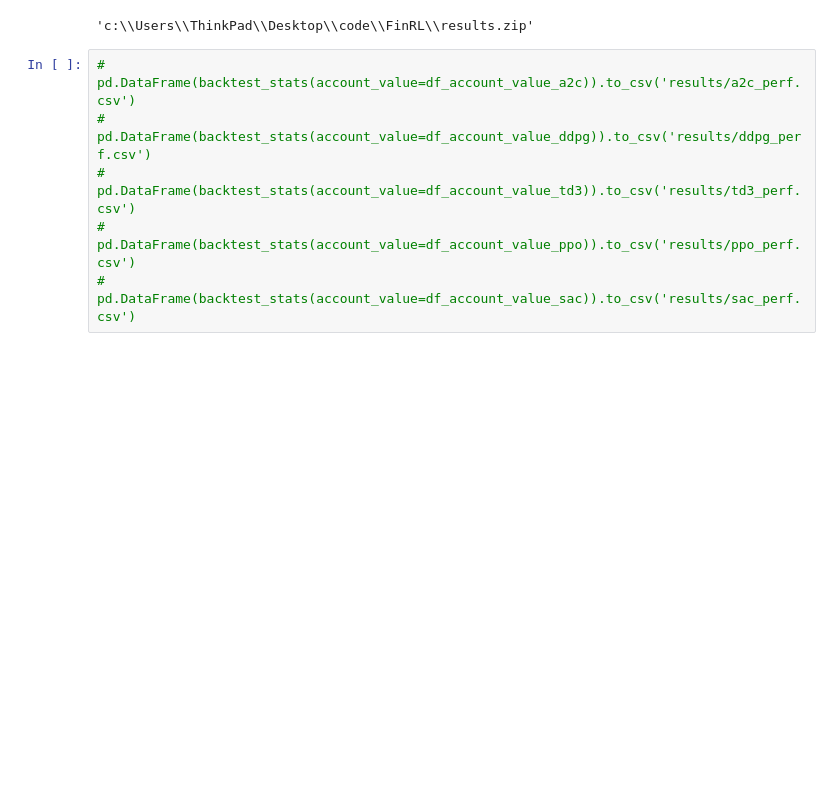
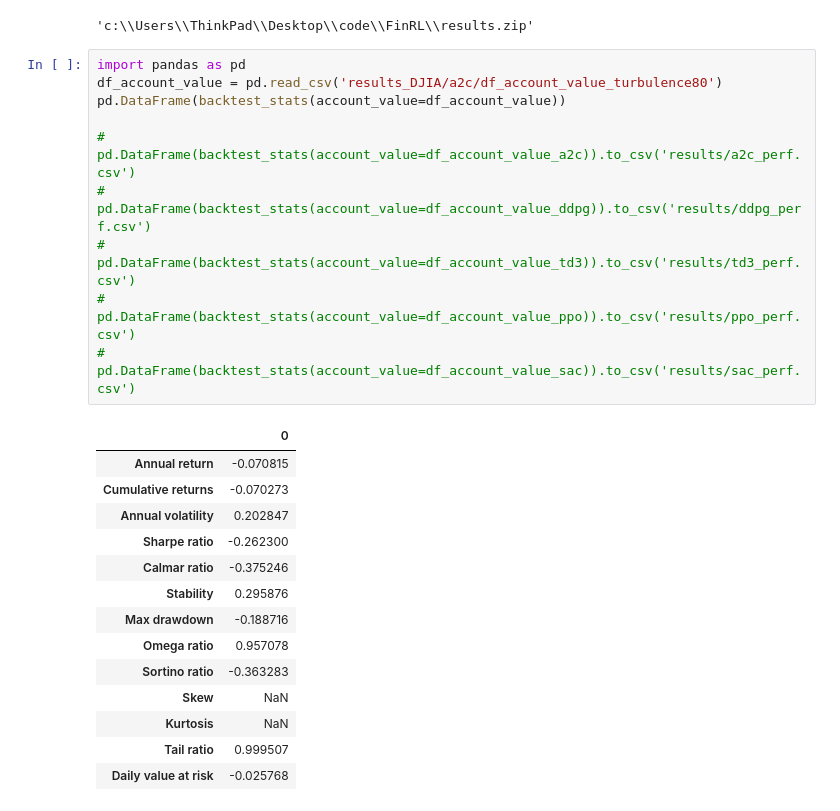
Before and after one commit to CodeArchitecture/FinRL, a Jupyter notebook: Stock_NeurIPS2018_SB3.ipynb, the cells around one changed output. Drawn from its saved outputs; the diff is of its cells as text; blank space fills up the shorter version.

```diff
--- a/Stock_NeurIPS2018_SB3.ipynb
+++ b/Stock_NeurIPS2018_SB3.ipynb
@@ -466,8 +533,27 @@ shutil.make_archive(zip_file_name, 'zip', folder_name)
 # %% [output]
 'c:\\Users\\ThinkPad\\Desktop\\code\\FinRL\\results.zip'
 # %%
+import pandas as pd
+df_account_value = pd.read_csv('results_DJIA/a2c/df_account_value_turbulence80')
+pd.DataFrame(backtest_stats(account_value=df_account_value))
+
 # pd.DataFrame(backtest_stats(account_value=df_account_value_a2c)).to_csv('results/a2c_perf.csv')
 # pd.DataFrame(backtest_stats(account_value=df_account_value_ddpg)).to_csv('results/ddpg_perf.csv')
 # pd.DataFrame(backtest_stats(account_value=df_account_value_td3)).to_csv('results/td3_perf.csv')
 # pd.DataFrame(backtest_stats(account_value=df_account_value_ppo)).to_csv('results/ppo_perf.csv')
 # pd.DataFrame(backtest_stats(account_value=df_account_value_sac)).to_csv('results/sac_perf.csv')
+# %% [output]
+|  | 0 |
+| Annual return | -0.070815 |
+| Cumulative returns | -0.070273 |
+| Annual volatility | 0.202847 |
+| Sharpe ratio | -0.262300 |
+| Calmar ratio | -0.375246 |
+| Stability | 0.295876 |
+| Max drawdown | -0.188716 |
+| Omega ratio | 0.957078 |
+| Sortino ratio | -0.363283 |
+| Skew | NaN |
+| Kurtosis | NaN |
+| Tail ratio | 0.999507 |
+| Daily value at risk | -0.025768 |
```
Also changed, not shown: parts of 24 cells of this notebook, 1 other file.
